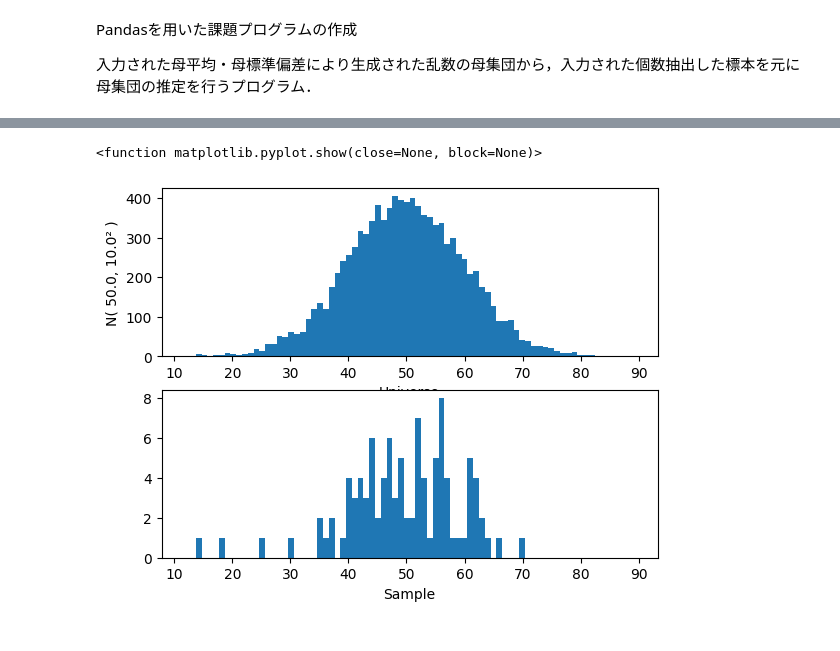
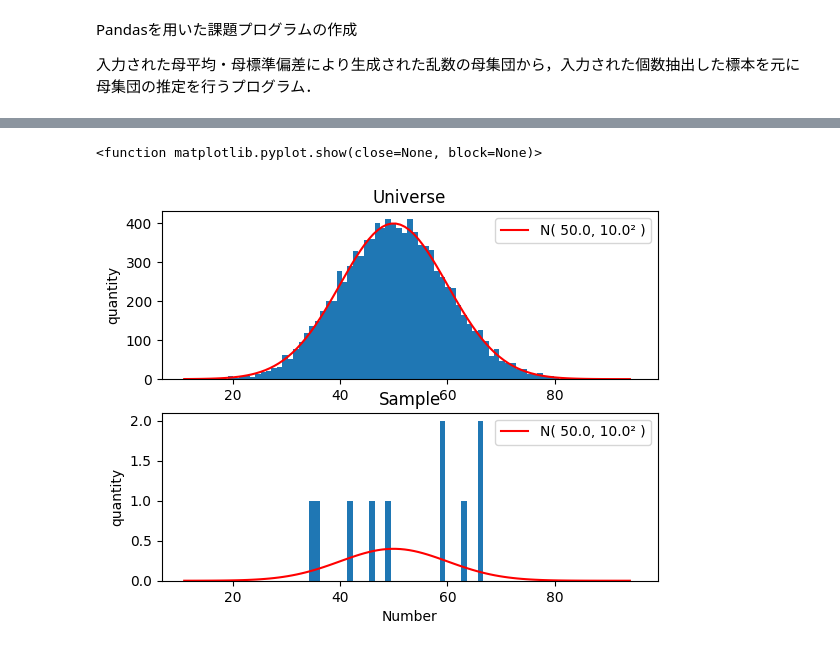
Before and after one commit to Ryoma-HCU/Prog2kakushin, a Jupyter notebook: work1.ipynb, the cells around one changed output, grey strips where cells are left out. Drawn from its saved outputs; the diff is of its cells as text; code cells hidden in the pictures.

```diff
--- a/work1.ipynb
+++ b/work1.ipynb
@@ -6,7 +6,9 @@ Pandasを用いた課題プログラムの作成
 入力された母平均・母標準偏差により生成された乱数の母集団から，入力された個数抽出した標本を元に母集団の推定を行うプログラム．
 # %%
 import pandas as pd
-from scipy import stats
+from scipy.stats import norm
+from scipy.stats import t
+import scipy.stats as sps
 from matplotlib import pyplot as plt
 import random
 import numpy as np
@@ -19,29 +21,52 @@ def random_generator(ave,sig):
     df_uni = pd.concat([df_uni, df_new], ignore_index=True )
   return df_uni
 
-def estimation_Norm(n,CI,sig,df_uni):
+def sample_generator(n,df_uni):
   df_samp = pd.DataFrame()
   for N in range(n):
     x = random.randint(0,9999)
     new_row = {"標本値" : df_uni["母集団値"].iloc[x]}
     df_new = pd.DataFrame(new_row, index=[0])
     df_samp = pd.concat([df_samp, df_new], ignore_index=True )
+  return df_samp
+
+def estimation_Norm(n,CI,sig,df_samp):
   samp_ave = df_samp["標本値"].mean()
-  low, high = stats.norm.interval(confidence=CI/100.0, loc=0.0, scale=1.0)
-  low = samp_ave + (low*sig/np.sqrt(n))
-  high = samp_ave + (high*sig/np.sqrt(n))
   samp_max = df_samp["標本値"].max()
   samp_min = df_samp["標本値"].min()
-  df_res = pd.DataFrame([ [str(format(low,".2f"))+" ～ "+str(format(high,".2f"))], [sig], [str(format(samp_min,".2f"))+" ～ "+str(format(samp_max,".2f"))] ])
+  # 正規分布による母集団の平均推定
+  norm_IC = norm.ppf((CI+100.0)/200.0)
+  low = samp_ave - (norm_IC*sig/np.sqrt(n))
+  high = samp_ave + (norm_IC*sig/np.sqrt(n))
+  df_res = pd.DataFrame([ [str(format(low,".2f"))+" ～ "+str(format(high,".2f"))],
+                          [sig],
+                          [str(format(samp_min,".2f"))+" ～ "+str(format(samp_max,".2f"))] ])
   df_res.index = ["平均(信頼度"+str(CI)+"％)", "標準偏差", "範囲"]
   df_res.columns = ["標本"]
-  return df_samp, df_res
+  return df_res
 
-def estimation_T(n,CI):
-  df_samp = pd.DataFrame()
-  low, high = stats.t.interval(confidence=CI/100.0, loc=0.0, scale=1.0, df=n-1)
-  print(low,high)
-  return df_samp
+def estimation_TX(n,CI,df_samp):
+  if n < 30:
+    print("")
+    print("標本数が30未満で少ないため，t分布・χ²分布による推定を行います．")
+  samp_ave = df_samp["標本値"].mean()
+  samp_std = df_samp["標本値"].std()
+  samp_max = df_samp["標本値"].max()
+  samp_min = df_samp["標本値"].min()
+  # t分布による母集団の平均推定
+  t_IC = t.ppf((CI+100.0)/200.0, n-1)
+  ave_low = samp_ave - (t_IC*samp_std/np.sqrt(n))
+  ave_high = samp_ave + (t_IC*samp_std/np.sqrt(n))
+  # χ²分布による母集団の分散(標準偏差)推定
+  X_low, X_high = sps.chi2.interval(CI/100.0, n-1)
+  std_low = samp_std * np.sqrt((n-1)/X_high)
+  std_high = samp_std * np.sqrt((n-1)/X_low)
+  df_res = pd.DataFrame([ [str(format(ave_low,".2f"))+" ～ "+str(format(ave_high,".2f"))],
+                          [str(format(std_low,".2f"))+" ～ "+str(format(std_high,".2f"))],
+                          [str(format(samp_min,".2f"))+" ～ "+str(format(samp_max,".2f"))] ])
+  df_res.index = ["平均(信頼度"+str(CI)+"％)", "標準偏差(信頼度"+str(CI)+"％)", "範囲"]
+  df_res.columns = ["標本"]
+  return df_res
 
 
 average = float(input("母平均を入力してください："))
@@ -49,32 +74,43 @@ sigma = float(input("母標準偏差を入力してください："))
 print("… 母集団生成中 …")
 df_universe = random_generator(average,sigma)
 n = int(input("標本数を入力してください："))
+print("… 標本抽出中 …")
+df_sample = sample_generator(n,df_universe)
 confidence = float(input("信頼度を入力してください [％]："))
 while True:
   known = input("母標準偏差は判明しているものとする [ YES | NO ]：")
-  if known == "YES":
-    df_sample, df_result = estimation_Norm(n,confidence,sigma,df_universe)
+  if known == "YES" and n >= 30:
+    df_result = estimation_Norm(n,confidence,sigma,df_sample)
     break
-  elif known == "NO":
-    df_sample, df_result = estimation_T(n,confidence)
+  elif known == "NO" or n < 30:
+    df_result = estimation_TX(n,confidence,df_sample)
     break
   else :
     print("YES か NO を入力してください．")
 
 uni_max = df_universe["母集団値"].max()
 uni_min = df_universe["母集団値"].min()
-df_result["母集団"] = [average,sigma,str(format(uni_min,".2f"))+" ～ "+str(format(uni_max,".2f"))]
+df_result["母集団"] = [average, sigma, str(format(uni_min,".2f"))+" ～ "+str(format(uni_max,".2f"))]
 print("")
 display(df_result)
 print("")
 
+x = np.linspace(int(uni_min), int(uni_max), 100)
+y = (np.e**(-((x-average)**2)/(2*(sigma**2)))) / (sigma*np.sqrt(2*np.pi))
+
 plt.subplot(2,1,1)
 plt.hist(df_universe["母集団値"], range=(uni_min,uni_max), bins=(int(uni_max) - int(uni_min)))
-plt.xlabel("Universe")
-plt.ylabel("N( " + str(format(average,".1f")) + ", " + str(format(sigma,".1f")) + "² )")
+plt.plot(x, 10000*y, c="r", label="N( " + str(format(average,".1f")) + ", " + str(format(sigma,".1f")) + "² )")
+plt.legend()
+plt.title("Universe")
+plt.ylabel("quantity")
 plt.subplot(2,1,2)
 plt.hist(df_sample["標本値"], range=(uni_min,uni_max), bins=(int(uni_max) - int(uni_min)))
-plt.xlabel("Sample")
+plt.plot(x, n*y, c="r", label="N( " + str(format(average,".1f")) + ", " + str(format(sigma,".1f")) + "² )")
+plt.legend()
+plt.title("Sample")
+plt.xlabel("Number")
+plt.ylabel("quantity")
 plt.show
 # %% [output]
 母平均を入力してください：50
@@ -90,2 +129,2 @@ plt.show
 <function matplotlib.pyplot.show(close=None, block=None)>
-[figure, old version]
+[figure, new version]
```
Also changed, not shown: parts of 1 cell of this notebook.
